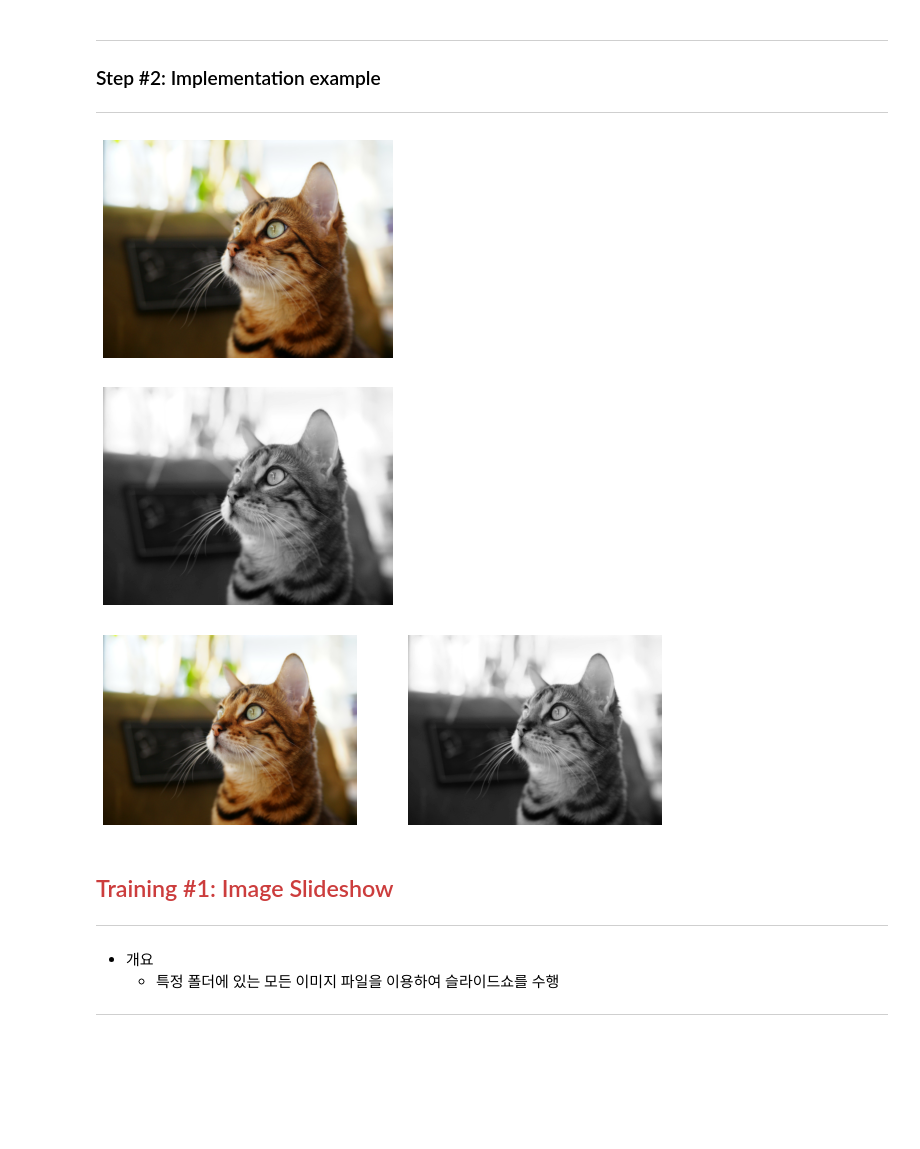
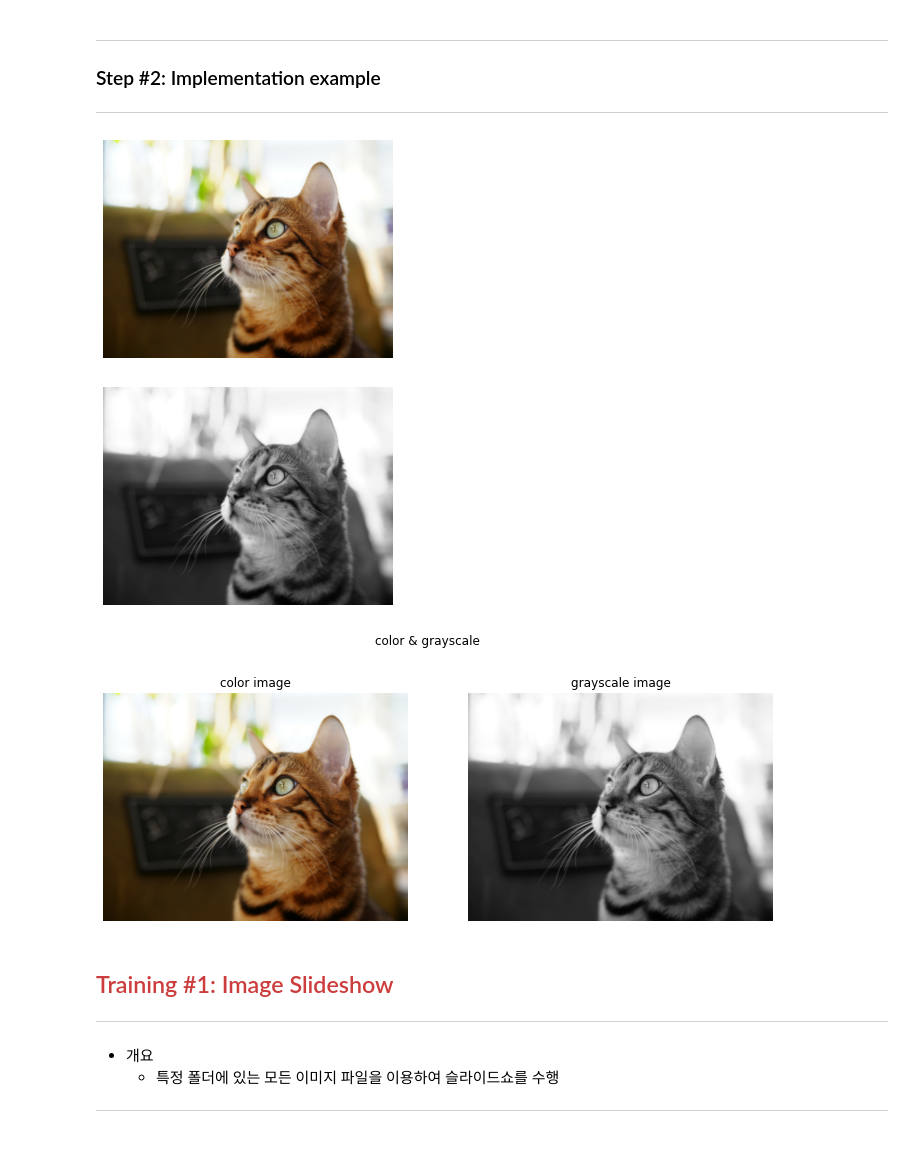
Before and after one commit to seonghyeokcho/Python, a Jupyter notebook: 02_computervision/lecture/computer_vision_and_machine_learning/01_beginning_opencv-python.ipynb, the cells around one changed output. Cells and saved outputs as stored; diff of their text form; code cells hidden in the pictures; blank space fills up the shorter version.

```diff
--- a/02_computervision/lecture/computer_vision_and_machine_learning/01_beginning_opencv-python.ipynb
+++ b/02_computervision/lecture/computer_vision_and_machine_learning/01_beginning_opencv-python.ipynb
@@ -317,40 +321,39 @@ RGB로 변경해주면 정상적으로 영상을 출력한다.
 ### Step #2: Implementation example
 <hr>
 # %%
-# Output image using matplotlib - matplotlib 사용하여 영상 출력하기
+# matplotlib 라이브러리를 사용하여 영상 출력하기
 import matplotlib.pyplot as plt
 import cv2
+
 
 image_BGR = cv2.imread('./images/cat.bmp')
 image_RGB = cv2.cvtColor(image_BGR, cv2.COLOR_BGR2RGB)  # 영상 색상 정보 순서를 BGR에서 RGB로 전환
 
 # pyplot으로 출력
+plt.imshow(image_RGB)  # 컬러 영상 출력
 plt.axis('off')
-plt.imshow(image_RGB)  # 컬러 영상 출력
-
 plt.show()
 
 image_GRAY = cv2.imread('./images/cat.bmp', cv2.IMREAD_GRAYSCALE)
 
+plt.imshow(image_GRAY, cmap='gray')  # 그레이스케일 영상 출력
 plt.axis('off')
-plt.imshow(image_GRAY, cmap='gray')  # 그레이스케일 영상 출력
-
 plt.show()
 
 # 두 개의 영상을 함께 출력
-plt.figure(figsize=(10, 5))
+plt.figure(figsize=(12, 5)).suptitle("color & grayscale")
 
-plt.subplot(121).axis('off')
+plt.subplot(121, title="color image").axis('off')
 plt.imshow(image_RGB)
 
-plt.subplot(122).axis('off')
+plt.subplot(122, title="grayscale image").axis('off')
 plt.imshow(image_GRAY, cmap='gray')
 
 plt.show()
 # %% [output]
 [figure]
 [figure]
-[figure, old version]
+[figure, new version]
 # %% [markdown]
 ## <font color = "#CC3D3D">Training #1: Image Slideshow</font>
 <hr>
```
Also changed, not shown: parts of 4 cells of this notebook.
